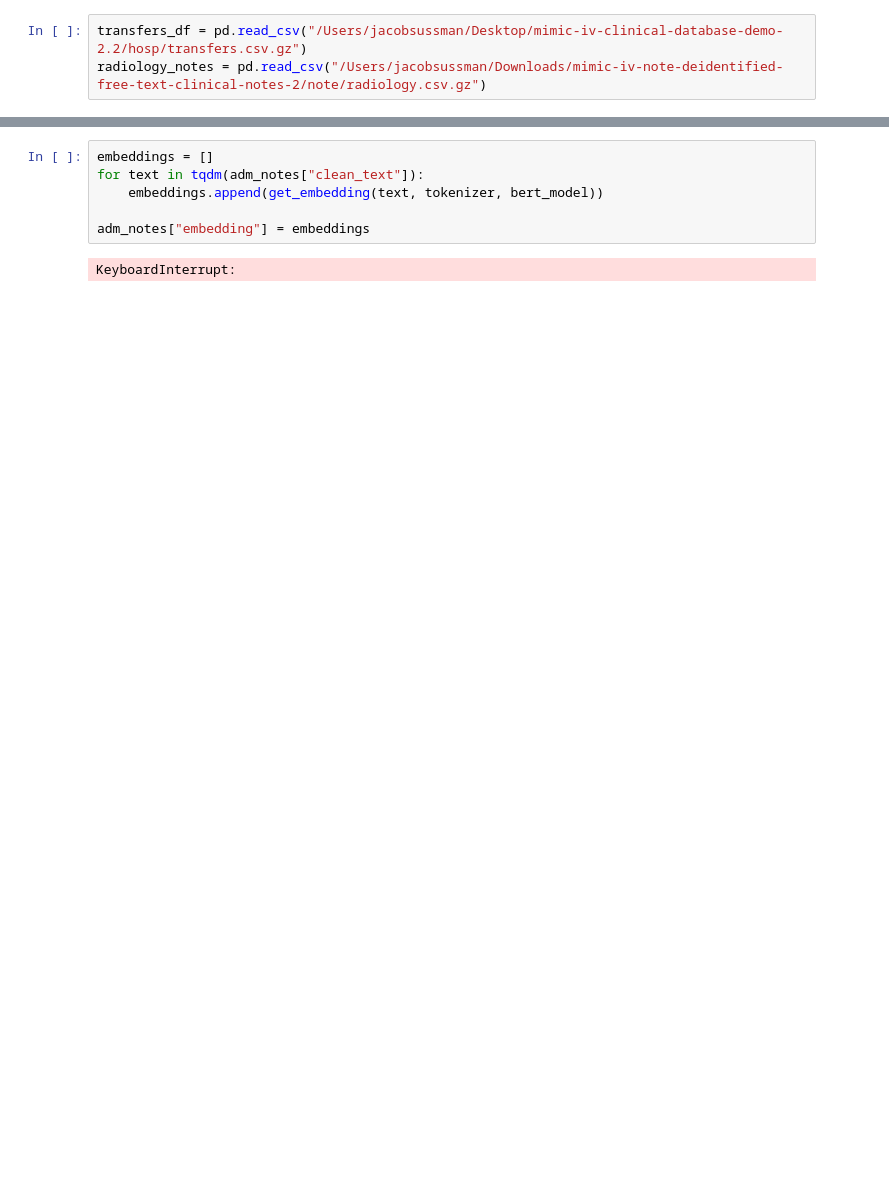
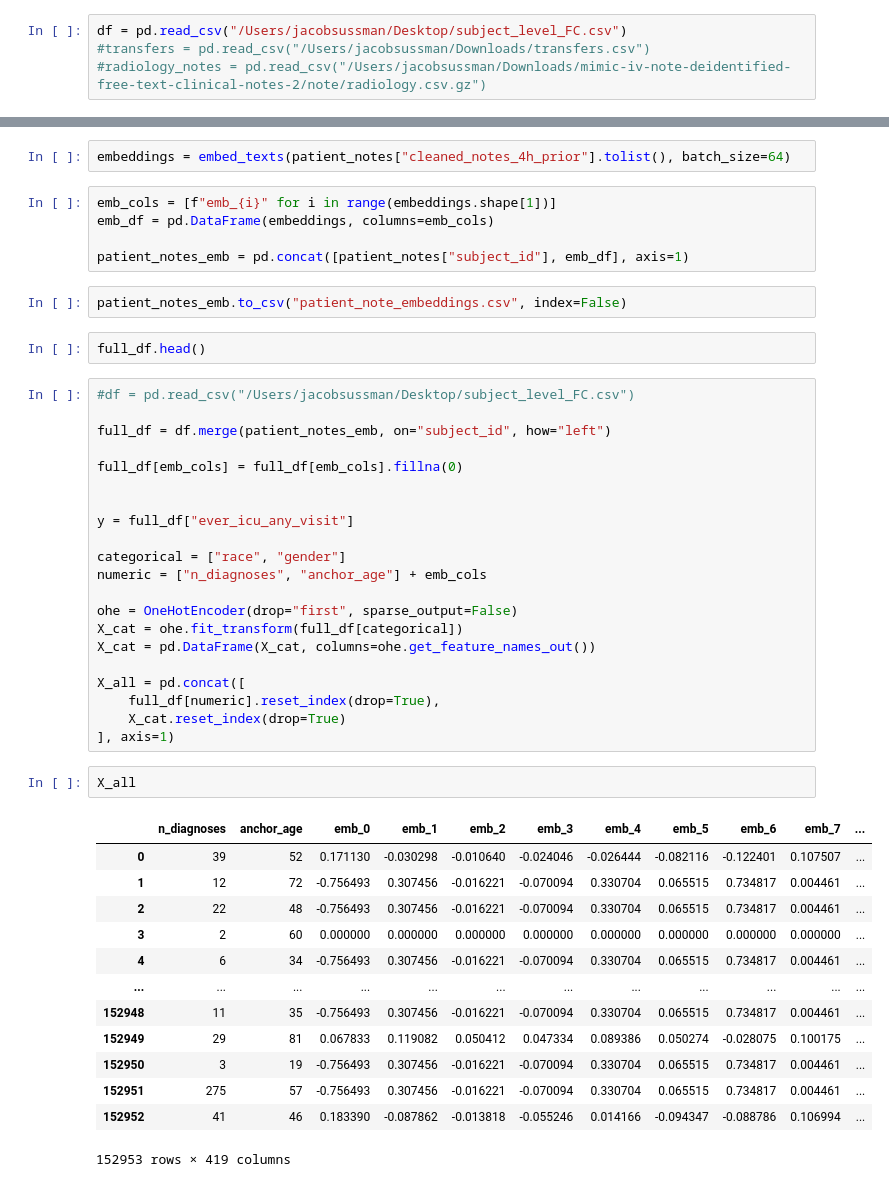
Before and after one commit to sussmanjacob/BIOSTAT707-project, a Jupyter notebook: clinical_note_processing.ipynb, the cells around one changed output, grey strips where cells are left out. Cells and saved outputs as stored; diff of their text form; blank space fills up the shorter version.

Commit message:
Final clinical note embedding extraction code

```diff
--- a/clinical_note_processing.ipynb
+++ b/clinical_note_processing.ipynb
@@ -8,3 +22,4 @@ from tqdm import tqdm
 # %%
-transfers_df = pd.read_csv("/Users/jacobsussman/Desktop/mimic-iv-clinical-database-demo-2.2/hosp/transfers.csv.gz")
-radiology_notes = pd.read_csv("/Users/jacobsussman/Downloads/mimic-iv-note-deidentified-free-text-clinical-notes-2/note/radiology.csv.gz")
+df = pd.read_csv("/Users/jacobsussman/Desktop/subject_level_FC.csv")
+#transfers = pd.read_csv("/Users/jacobsussman/Downloads/transfers.csv")
+#radiology_notes = pd.read_csv("/Users/jacobsussman/Downloads/mimic-iv-note-deidentified-free-text-clinical-notes-2/note/radiology.csv.gz")
@@ -87,8 +153,48 @@ def get_embedding(text, tokenizer, model, max_length=512):
 # %%
-embeddings = []
-for text in tqdm(adm_notes["clean_text"]):
-    embeddings.append(get_embedding(text, tokenizer, bert_model))
-
-adm_notes["embedding"] = embeddings
+embeddings = embed_texts(patient_notes["cleaned_notes_4h_prior"].tolist(), batch_size=64)
-# %% [output]
-KeyboardInterrupt:
+# %%
+emb_cols = [f"emb_{i}" for i in range(embeddings.shape[1])]
+emb_df = pd.DataFrame(embeddings, columns=emb_cols)
+
+patient_notes_emb = pd.concat([patient_notes["subject_id"], emb_df], axis=1)
+# %%
+patient_notes_emb.to_csv("patient_note_embeddings.csv", index=False)
+# %%
+full_df.head()
+# %%
+#df = pd.read_csv("/Users/jacobsussman/Desktop/subject_level_FC.csv")
+
+full_df = df.merge(patient_notes_emb, on="subject_id", how="left")
+
+full_df[emb_cols] = full_df[emb_cols].fillna(0)
+
+
+y = full_df["ever_icu_any_visit"]
+
+categorical = ["race", "gender"]
+numeric = ["n_diagnoses", "anchor_age"] + emb_cols
+
+ohe = OneHotEncoder(drop="first", sparse_output=False)
+X_cat = ohe.fit_transform(full_df[categorical])
+X_cat = pd.DataFrame(X_cat, columns=ohe.get_feature_names_out())
+
+X_all = pd.concat([
+    full_df[numeric].reset_index(drop=True),
+    X_cat.reset_index(drop=True)
+], axis=1)
+# %%
+X_all
+# %% [output]
+|  | n_diagnoses | anchor_age | emb_0 | emb_1 | emb_2 | emb_3 | emb_4 | emb_5 | emb_6 | emb_7 | ... |
+| 0 | 39 | 52 | 0.171130 | -0.030298 | -0.010640 | -0.024046 | -0.026444 | -0.082116 | -0.122401 | 0.107507 | ... |
+| 1 | 12 | 72 | -0.756493 | 0.307456 | -0.016221 | -0.070094 | 0.330704 | 0.065515 | 0.734817 | 0.004461 | ... |
+| 2 | 22 | 48 | -0.756493 | 0.307456 | -0.016221 | -0.070094 | 0.330704 | 0.065515 | 0.734817 | 0.004461 | ... |
+| 3 | 2 | 60 | 0.000000 | 0.000000 | 0.000000 | 0.000000 | 0.000000 | 0.000000 | 0.000000 | 0.000000 | ... |
+| 4 | 6 | 34 | -0.756493 | 0.307456 | -0.016221 | -0.070094 | 0.330704 | 0.065515 | 0.734817 | 0.004461 | ... |
+| ... | ... | ... | ... | ... | ... | ... | ... | ... | ... | ... | ... |
+| 152948 | 11 | 35 | -0.756493 | 0.307456 | -0.016221 | -0.070094 | 0.330704 | 0.065515 | 0.734817 | 0.004461 | ... |
+| 152949 | 29 | 81 | 0.067833 | 0.119082 | 0.050412 | 0.047334 | 0.089386 | 0.050274 | -0.028075 | 0.100175 | ... |
+| 152950 | 3 | 19 | -0.756493 | 0.307456 | -0.016221 | -0.070094 | 0.330704 | 0.065515 | 0.734817 | 0.004461 | ... |
+| 152951 | 275 | 57 | -0.756493 | 0.307456 | -0.016221 | -0.070094 | 0.330704 | 0.065515 | 0.734817 | 0.004461 | ... |
+| 152952 | 41 | 46 | 0.183390 | -0.087862 | -0.013818 | -0.055246 | 0.014166 | -0.094347 | -0.088786 | 0.106994 | ... |
+152953 rows × 419 columns
```
Also changed, not shown: parts of 37 cells of this notebook.
